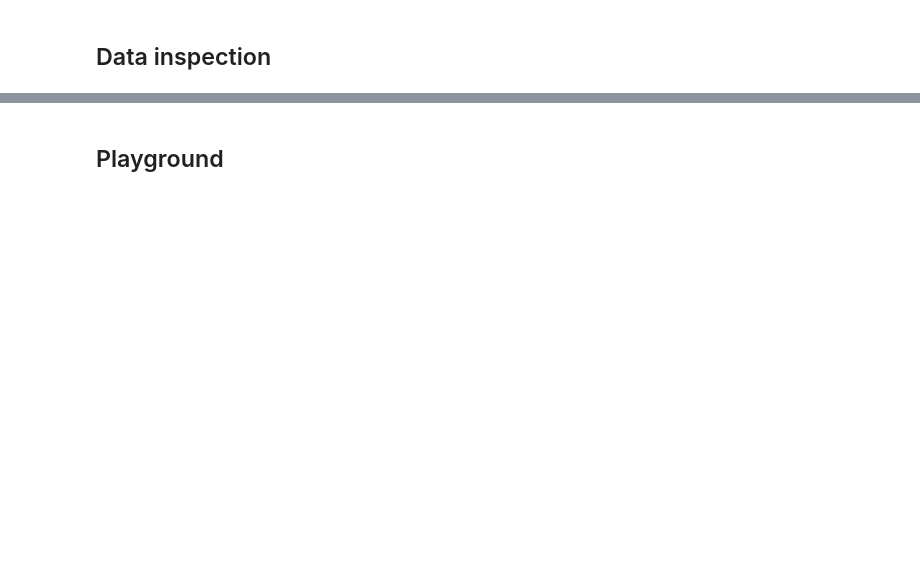
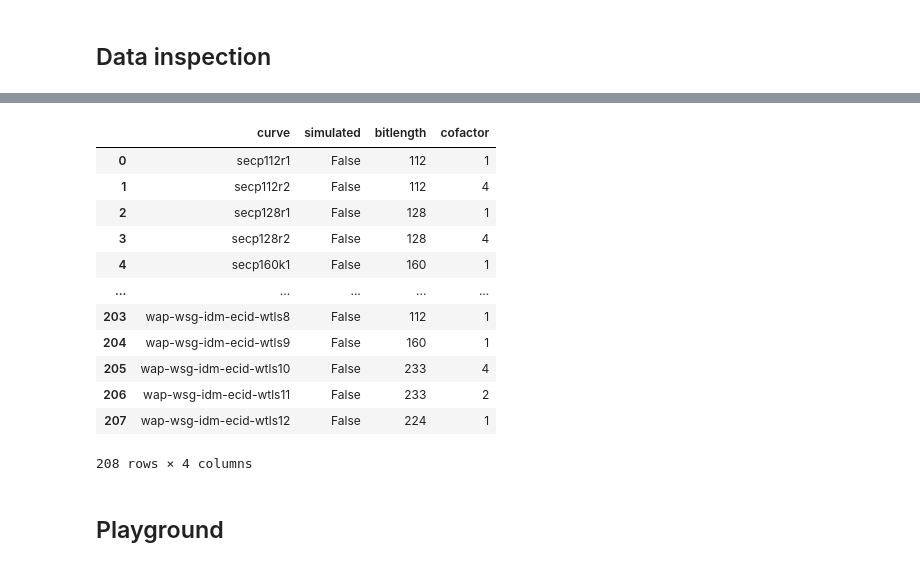
Before and after one commit to crocs-muni/DiSSECT, a Jupyter notebook: dissect/visual/analysis.ipynb, the cells around one changed output, grey strips where cells are left out. Cells and saved outputs as stored; diff of their text form; code cells hidden in the pictures; blank space fills up the shorter version.

```diff
--- a/dissect/visual/analysis.ipynb
+++ b/dissect/visual/analysis.ipynb
@@ -28,2 +51,18 @@ df.describe()
+# %%
+curves
+# %% [output]
+|  | curve | simulated | bitlength | cofactor |
+| 0 | secp112r1 | False | 112 | 1 |
+| 1 | secp112r2 | False | 112 | 4 |
+| 2 | secp128r1 | False | 128 | 1 |
+| 3 | secp128r2 | False | 128 | 4 |
+| 4 | secp160k1 | False | 160 | 1 |
+| ... | ... | ... | ... | ... |
+| 203 | wap-wsg-idm-ecid-wtls8 | False | 112 | 1 |
+| 204 | wap-wsg-idm-ecid-wtls9 | False | 160 | 1 |
+| 205 | wap-wsg-idm-ecid-wtls10 | False | 233 | 4 |
+| 206 | wap-wsg-idm-ecid-wtls11 | False | 233 | 2 |
+| 207 | wap-wsg-idm-ecid-wtls12 | False | 224 | 1 |
+208 rows × 4 columns
 # %% [markdown]
 ## Playground
```
Also changed, not shown: parts of 7 cells of this notebook, 1 other file.
